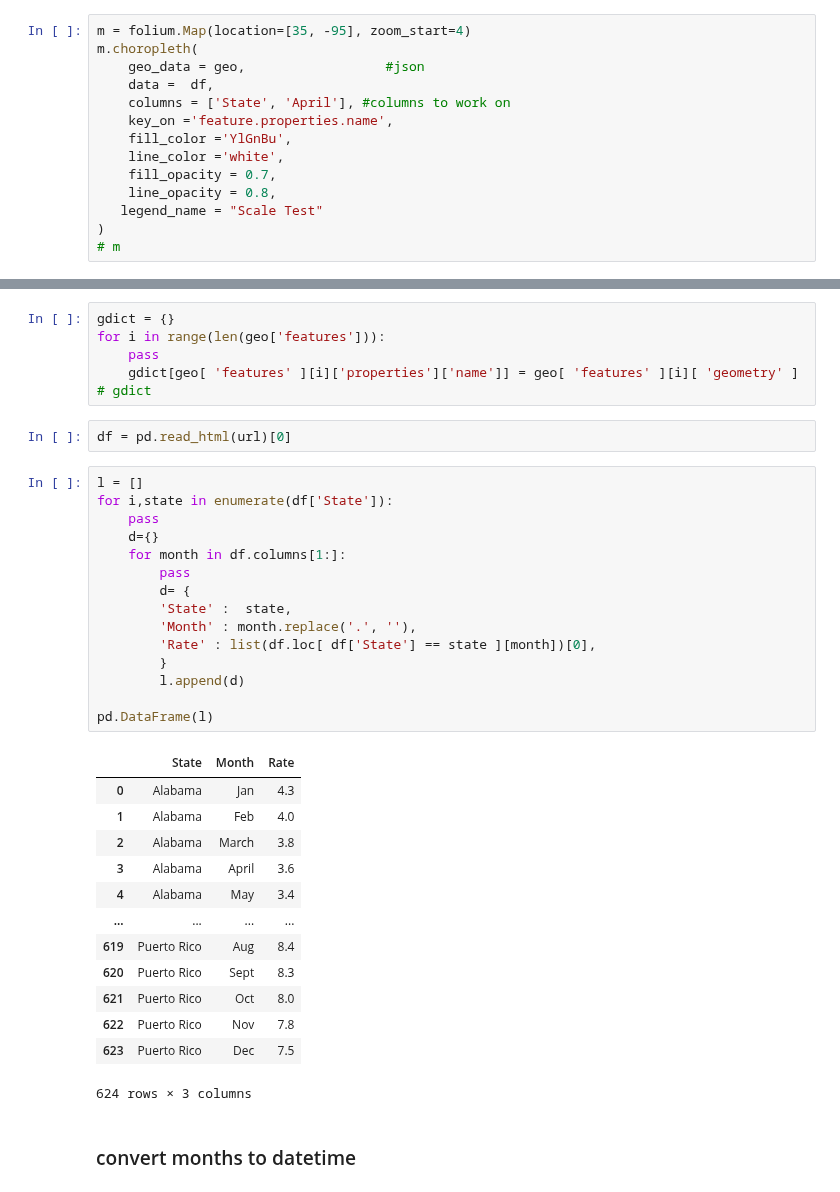
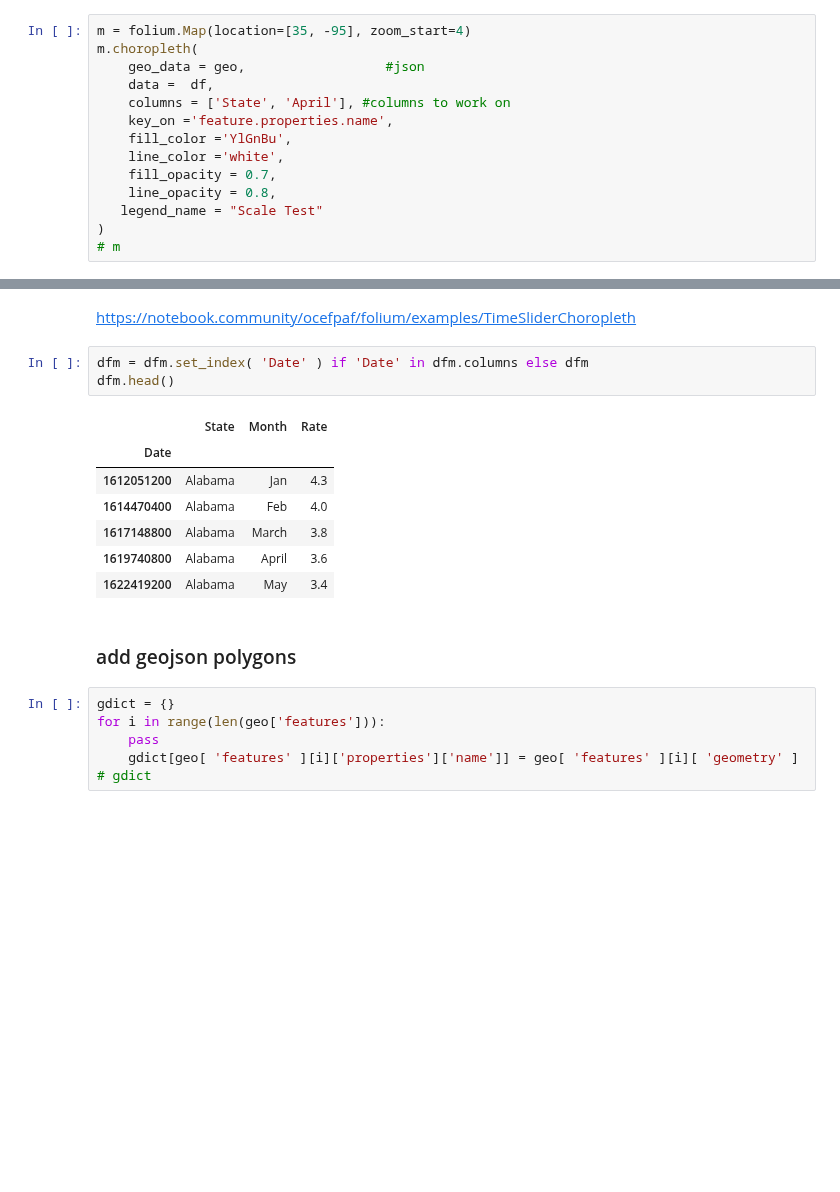
Before and after one commit to attila5287/scrap_and_dataviz, a Jupyter notebook: unemployment.ipynb, the cells around one changed output, grey strips where cells are left out. Saved outputs shown, nothing was run; the diff lists cells and outputs as text; blank space fills up the shorter version.

```diff
--- a/unemployment.ipynb
+++ b/unemployment.ipynb
@@ -75,39 +105,21 @@ df['geometry'] = ['' for i in range(len(df))]
+# %% [markdown]
+https://notebook.community/ocefpaf/folium/examples/TimeSliderChoropleth
+# %%
+dfm = dfm.set_index( 'Date' ) if 'Date' in dfm.columns else dfm
+dfm.head()
+# %% [output]
+|  | State | Month | Rate |
+| Date |  |  |  |
+| 1612051200 | Alabama | Jan | 4.3 |
+| 1614470400 | Alabama | Feb | 4.0 |
+| 1617148800 | Alabama | March | 3.8 |
+| 1619740800 | Alabama | April | 3.6 |
+| 1622419200 | Alabama | May | 3.4 |
+# %% [markdown]
+### add geojson polygons
 # %%
 gdict = {}
 for i in range(len(geo['features'])):
     pass
     gdict[geo[ 'features' ][i]['properties']['name']] = geo[ 'features' ][i][ 'geometry' ]
 # gdict
-# %%
-df = pd.read_html(url)[0]
-# %%
-l = []
-for i,state in enumerate(df['State']):
-    pass
-    d={}
-    for month in df.columns[1:]:
-        pass
-        d= {
-        'State' :  state,
-        'Month' : month.replace('.', ''),
-        'Rate' : list(df.loc[ df['State'] == state ][month])[0],
-        }
-        l.append(d)
-
-pd.DataFrame(l)
-# %% [output]
-|  | State | Month | Rate |
-| 0 | Alabama | Jan | 4.3 |
-| 1 | Alabama | Feb | 4.0 |
-| 2 | Alabama | March | 3.8 |
-| 3 | Alabama | April | 3.6 |
-| 4 | Alabama | May | 3.4 |
-| ... | ... | ... | ... |
-| 619 | Puerto Rico | Aug | 8.4 |
-| 620 | Puerto Rico | Sept | 8.3 |
-| 621 | Puerto Rico | Oct | 8.0 |
-| 622 | Puerto Rico | Nov | 7.8 |
-| 623 | Puerto Rico | Dec | 7.5 |
-624 rows × 3 columns
-# %% [markdown]
-### convert months to datetime
```
Also changed, not shown: parts of 10 cells of this notebook.
